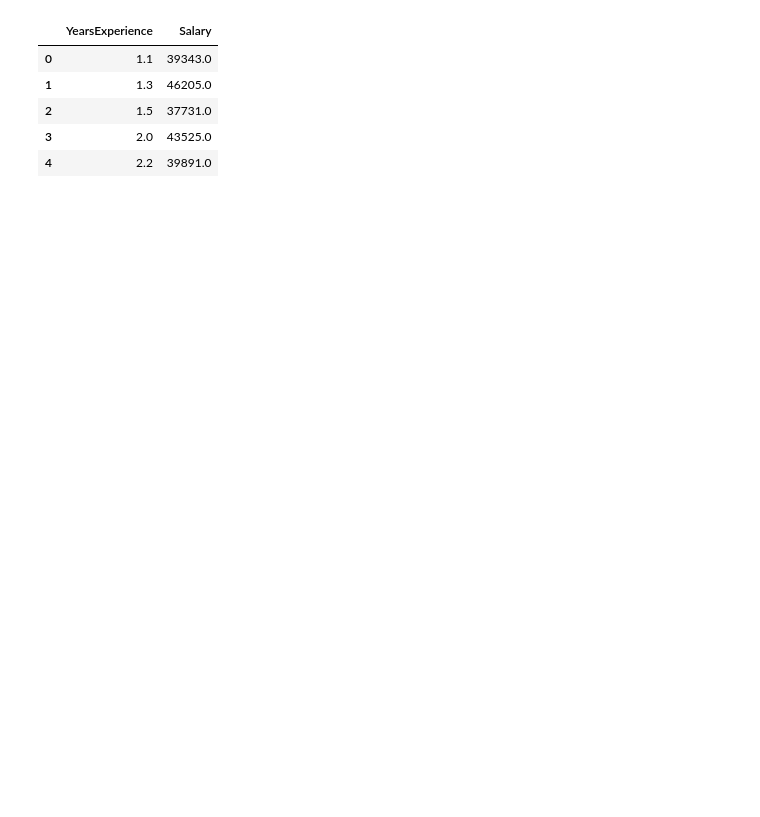
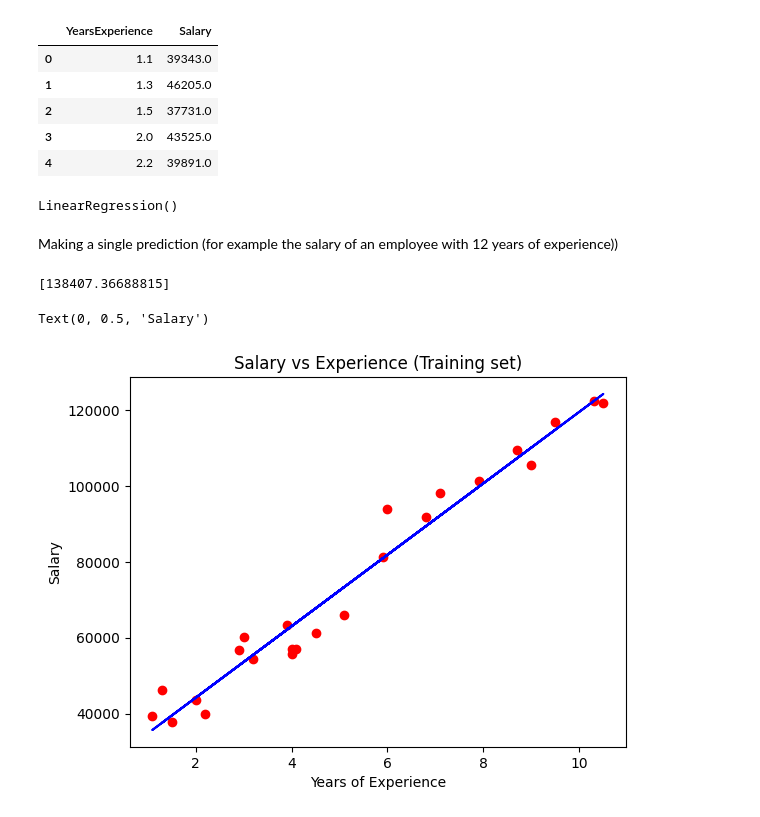
Before and after one commit to Sameerverma32/Ml-Rv, a Jupyter notebook: SimpleLinear.ipynb, the cells around one changed output. Drawn from its saved outputs; the diff is of its cells as text; code cells hidden in the pictures; blank space fills up the shorter version.

```diff
--- a/SimpleLinear.ipynb
+++ b/SimpleLinear.ipynb
@@ -19,3 +19,9 @@ x = df [['YearsExperience']] # double bracket for 2D array
 y = df ['Salary'] # single bracket for 1D array
 # %%
 x_train, x_test, y_train, y_test = train_test_split(x, y, test_size=0.2, random_state=42)
+# %%
+#Model Training
+regressor = LinearRegression()
+regressor.fit(x_train, y_train)
+# %% [output]
+LinearRegression()
@@ -21,0 +30,15 @@ x_train, x_test, y_train, y_test = train_test_split(x, y, test_size=0.2, random_
+# %% [markdown]
+Making a single prediction (for example the salary of an employee with 12 years of experience))
+# %%
+print(regressor.predict([[12]]))
+# %% [output]
+[138407.36688815]
+# %%
+plt.scatter(x_train, y_train, color='red')
+plt.plot(x_train, regressor.predict(x_train), color='blue')
+plt.title('Salary vs Experience (Training set)')
+plt.xlabel('Years of Experience')
+plt.ylabel('Salary')
+# %% [output]
+Text(0, 0.5, 'Salary')
+[figure, added]
```
Also changed, not shown: parts of 1 cell of this notebook.
